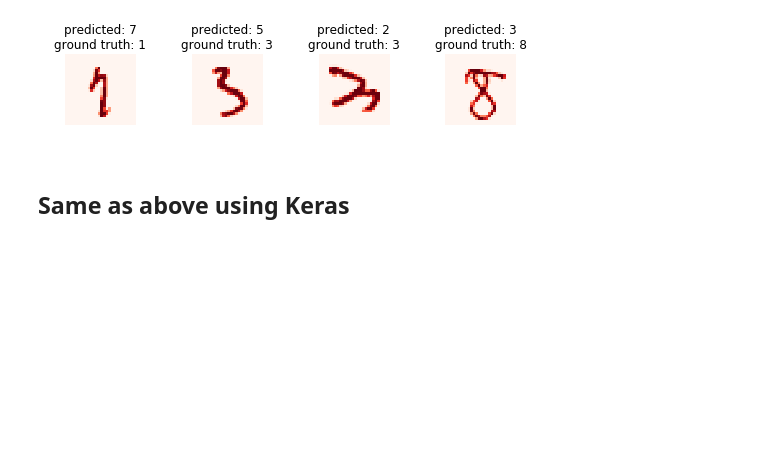
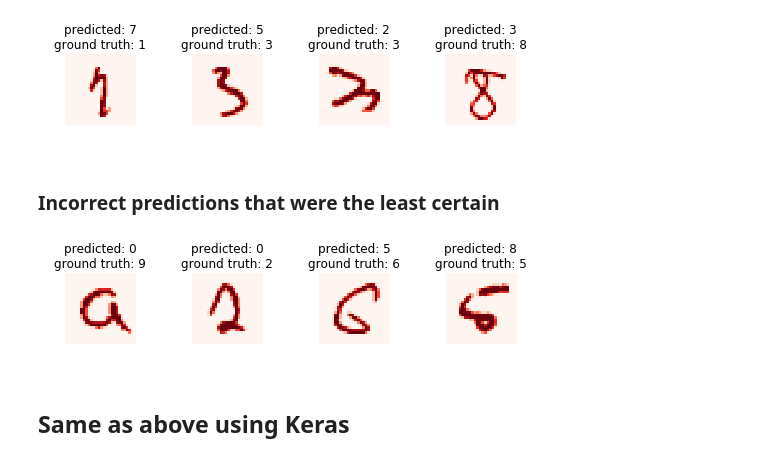
Before and after one commit to quentin-auge/simple-nn, a Jupyter notebook: mnist_mlp.ipynb, the cells around one changed output. Cells and saved outputs as stored; diff of their text form; code cells hidden in the pictures; blank space fills up the shorter version.

```diff
--- a/mnist_mlp.ipynb
+++ b/mnist_mlp.ipynb
@@ -170,6 +184,14 @@ plot_examples(raw_x_test[most_incorrect], raw_y_test[most_incorrect], raw_p_test
               cmap='Reds')
 # %% [output]
 [figure]
+# %% [markdown]
+### Incorrect predictions that were the least certain
+# %%
+most_incorrect = strengh_indices[::-1][is_correct[::-1] == False]
+plot_examples(raw_x_test[most_incorrect], raw_y_test[most_incorrect], raw_p_test[most_incorrect],
+              cmap='Reds')
+# %% [output]
+[figure, added]
 # %% [markdown]
 ## Same as above using Keras
 # %%
```
Also changed, not shown: parts of 6 cells of this notebook, 7 other files.
